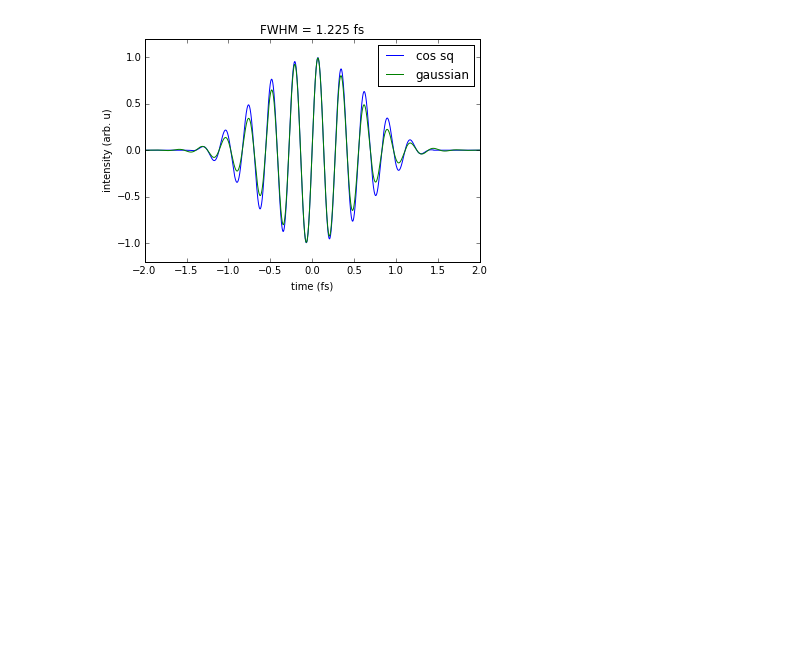
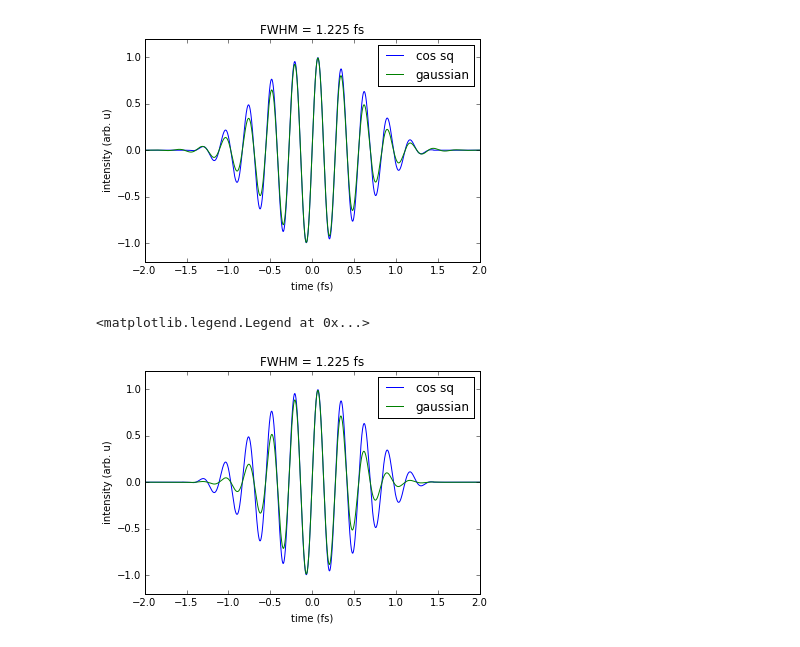
Before and after one commit to HxCory/delayFitting, a Jupyter notebook: Source/gaussianOne.ipynb, the cells around one changed output. Drawn from its saved outputs; the diff is of its cells as text; code cells hidden in the pictures; blank space fills up the shorter version.

```diff
--- a/Source/gaussianOne.ipynb
+++ b/Source/gaussianOne.ipynb
@@ -97,3 +97,15 @@ plb.legend(['cos sq', 'gaussian'])
 # %% [output]
 <matplotlib.legend.Legend at 0x...>
 [figure]
+# %%
+plt.plot(tt2, cossqPulse(tt2, 1, 3, 0.8313*27.21, -np.pi/2), 'b')
+plt.plot(tt2, gaussianPulseA(tt2, 1, 0, 51.28205, 3, 0.8313 * 27.21, -np.pi / 2), 'g')
+plb.ylim([-1.2, 1.2])
+plb.xlim([-2, 2])
+plb.xlabel('time (fs)')
+plb.ylabel('intensity (arb. u)')
+plb.title('FWHM = 1.225 fs')
+plb.legend(['cos sq', 'gaussian'])
+# %% [output]
+<matplotlib.legend.Legend at 0x...>
+[figure, added]
```
Also changed, not shown: parts of 1 cell of this notebook, 50 other files.
